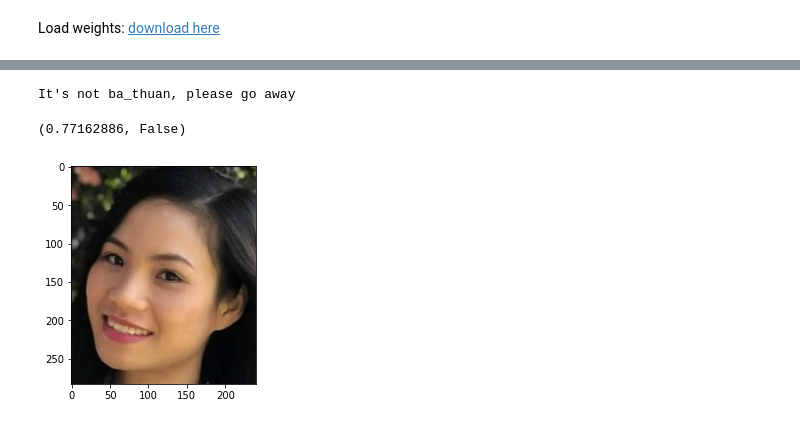
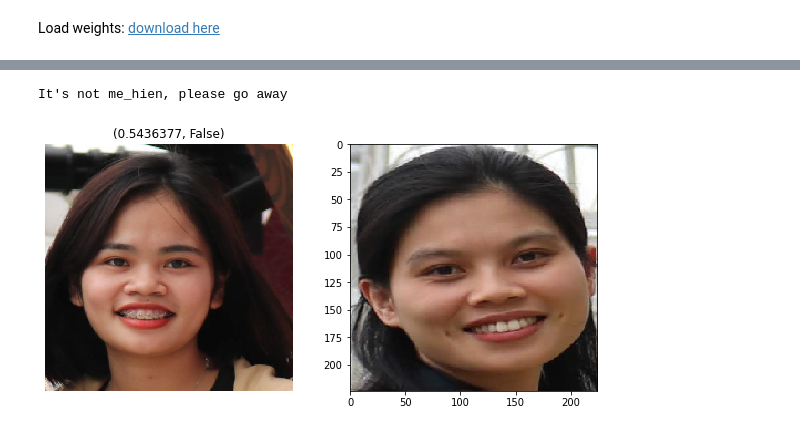
Before and after one commit to thien1892/Face_Recognition, a Jupyter notebook: vgg_face.ipynb, the cells around one changed output, grey strips where cells are left out. Saved outputs shown, nothing was run; the diff lists cells and outputs as text; code cells hidden in the pictures.

```diff
--- a/vgg_face.ipynb
+++ b/vgg_face.ipynb
@@ -108,10 +108,3 @@ def verify(image_path, identity, database):
         print("It's not " + str(identity) + ", please go away")
         door_open = False
     return dist, door_open
-# %%
-from matplotlib.pyplot import imshow
-
-img_path = 'images/test3.jpg'
-img = image.load_img(img_path)
-imshow(img)
-verify(img_path, "me_hien", database)
@@ -122,5 +110,0 @@ It's not me_hien, please go away
-# %%
-img_path = 'images/test7.jpg'
-img = image.load_img(img_path)
-imshow(img)
-verify(img_path, "thien_chan", database)
@@ -131,9 +111,21 @@ It's thien_chan, welcome in!
-# %%
-img_path = 'images/o_tham.jpg'
-img = image.load_img(img_path)
-imshow(img)
-verify(img_path, "ba_thuan", database)
-# %% [output]
-It's not ba_thuan, please go away
-(0.77162886, False)
-[figure, removed]
+# %%
+import matplotlib.pyplot as plt
+
+def verify_2_img(path, name):
+    plt.rcParams['figure.figsize'] = (10.0, 10.0)
+    plt.subplot(2, 2, 1)
+    img_path = path
+    img = image.load_img(img_path, target_size=(224, 224))
+    plt.imshow(img, interpolation='nearest')
+    plt.axis('off')
+    plt.title(verify(img_path, name, database))
+
+    plt.subplot(2, 2, 2)
+    img_path1 = 'images/'+name+'.jpg'
+    img1 = image.load_img(img_path1, target_size=(224, 224))
+    plt.imshow(img1, interpolation='nearest')
+# %%
+verify_2_img('images/test3.jpg', 'me_hien')
+# %% [output]
+It's not me_hien, please go away
+[figure, added]
```
Also changed, not shown: parts of 7 cells of this notebook, 1 other file.
